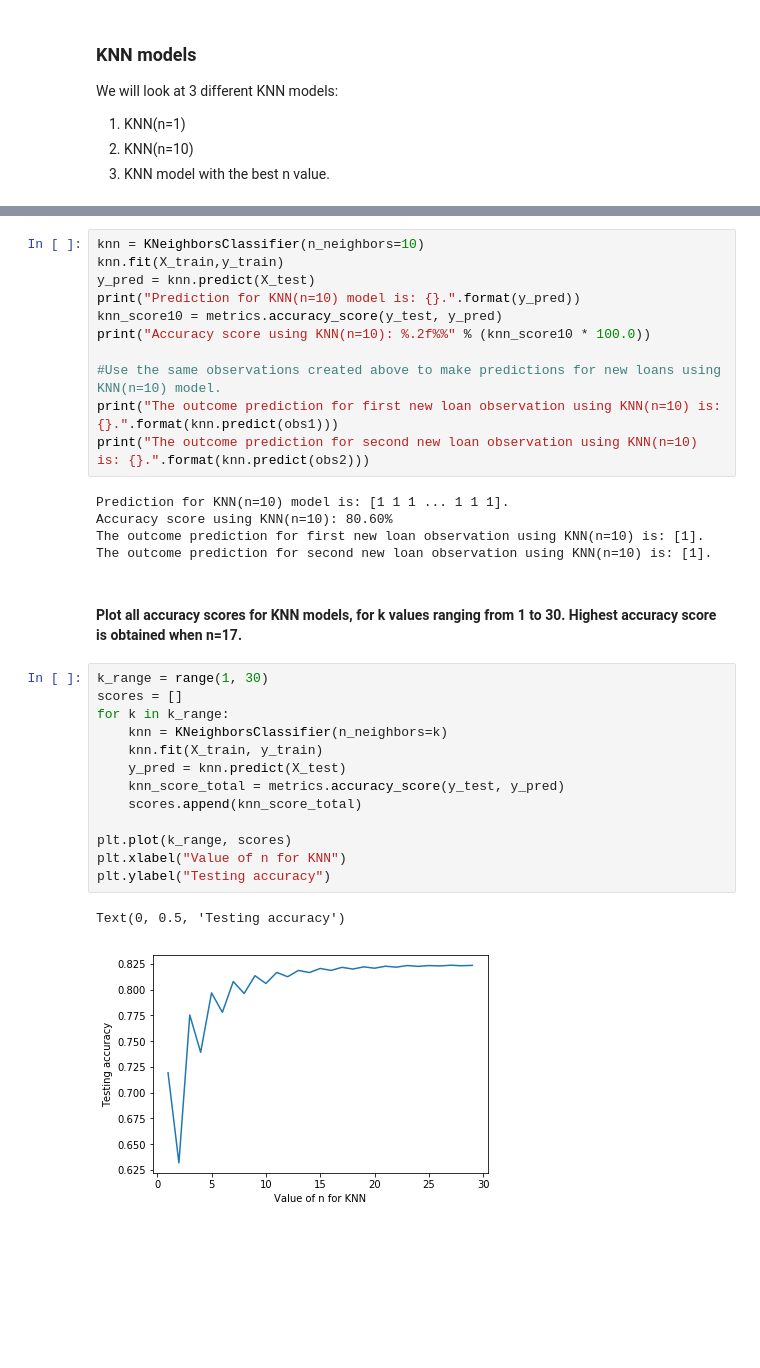
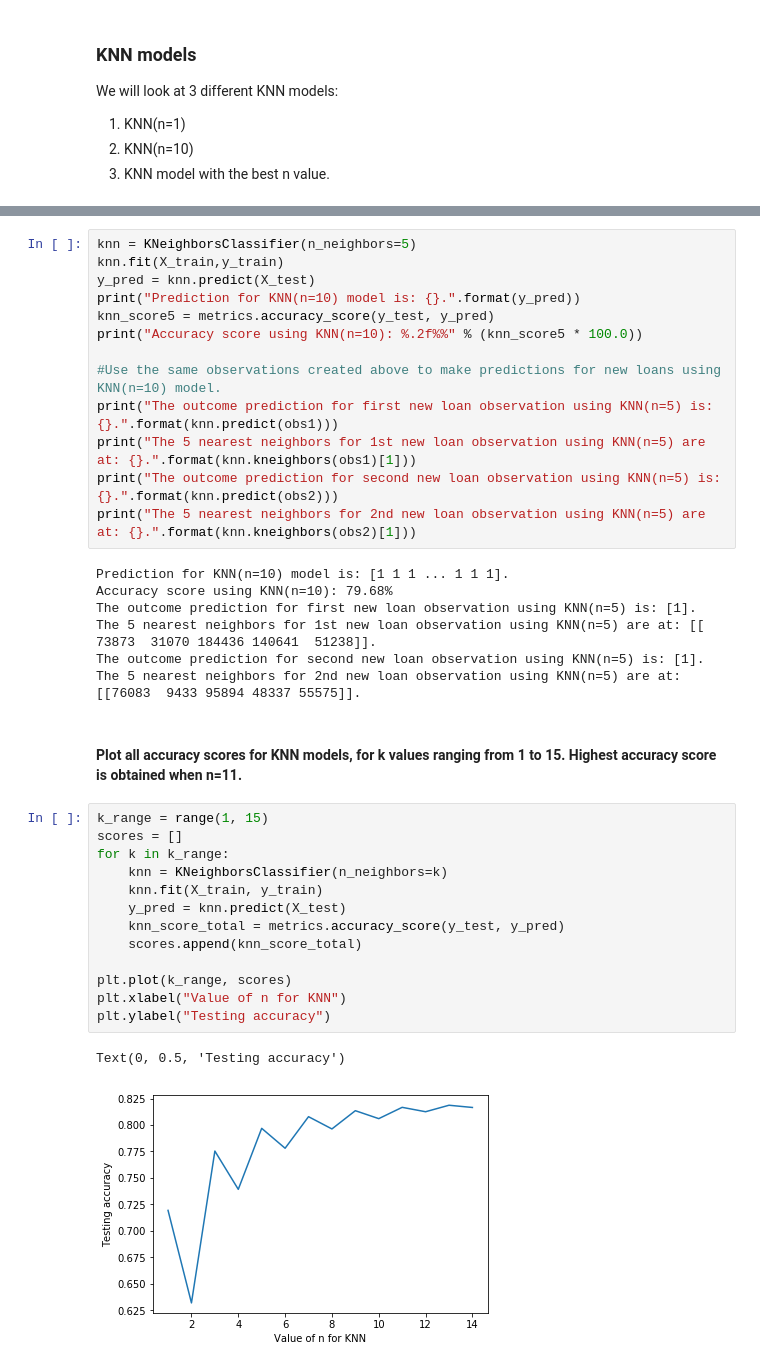
Before and after one commit to manieshablakey/loan-assessment-model, a Jupyter notebook: loan-credit.ipynb, the cells around one changed output, grey strips where cells are left out. Saved outputs shown, nothing was run; the diff lists cells and outputs as text; blank space fills up the shorter version.

```diff
--- a/loan-credit.ipynb
+++ b/loan-credit.ipynb
@@ -1005,35 +1005,39 @@ The outcome prediction for second newloan observation using KNN(n=1) is: [1].
 # %%
-knn = KNeighborsClassifier(n_neighbors=10)
+knn = KNeighborsClassifier(n_neighbors=5)
 knn.fit(X_train,y_train)
 y_pred = knn.predict(X_test)
 print("Prediction for KNN(n=10) model is: {}.".format(y_pred))
-knn_score10 = metrics.accuracy_score(y_test, y_pred)
-print("Accuracy score using KNN(n=10): %.2f%%" % (knn_score10 * 100.0))
+knn_score5 = metrics.accuracy_score(y_test, y_pred)
+print("Accuracy score using KNN(n=10): %.2f%%" % (knn_score5 * 100.0))
 
 #Use the same observations created above to make predictions for new loans using KNN(n=10) model.
-print("The outcome prediction for first new loan observation using KNN(n=10) is: {}.".format(knn.predict(obs1)))
-print("The outcome prediction for second new loan observation using KNN(n=10) is: {}.".format(knn.predict(obs2)))
+print("The outcome prediction for first new loan observation using KNN(n=5) is: {}.".format(knn.predict(obs1)))
+print("The 5 nearest neighbors for 1st new loan observation using KNN(n=5) are at: {}.".format(knn.kneighbors(obs1)[1]))
+print("The outcome prediction for second new loan observation using KNN(n=5) is: {}.".format(knn.predict(obs2)))
+print("The 5 nearest neighbors for 2nd new loan observation using KNN(n=5) are at: {}.".format(knn.kneighbors(obs2)[1]))
 # %% [output]
 Prediction for KNN(n=10) model is: [1 1 1 ... 1 1 1].
-Accuracy score using KNN(n=10): 80.60%
-The outcome prediction for first new loan observation using KNN(n=10) is: [1].
-The outcome prediction for second new loan observation using KNN(n=10) is: [1].
+Accuracy score using KNN(n=10): 79.68%
+The outcome prediction for first new loan observation using KNN(n=5) is: [1].
+The 5 nearest neighbors for 1st new loan observation using KNN(n=5) are at: [[ 73873  31070 184436 140641  51238]].
+The outcome prediction for second new loan observation using KNN(n=5) is: [1].
+The 5 nearest neighbors for 2nd new loan observation using KNN(n=5) are at: [[76083  9433 95894 48337 55575]].
 # %% [markdown]
-#### Plot all accuracy scores for KNN models, for k values ranging from 1 to 30. Highest accuracy score is obtained when n=17.
+#### Plot all accuracy scores for KNN models, for k values ranging from 1 to 15. Highest accuracy score is obtained when n=11.
 # %%
-k_range = range(1, 30)
+k_range = range(1, 15)
 scores = []
 for k in k_range:
     knn = KNeighborsClassifier(n_neighbors=k)
     knn.fit(X_train, y_train)
     y_pred = knn.predict(X_test)
     knn_score_total = metrics.accuracy_score(y_test, y_pred)
     scores.append(knn_score_total)
 
 plt.plot(k_range, scores)
 plt.xlabel("Value of n for KNN")
 plt.ylabel("Testing accuracy")
 # %% [output]
 Text(0, 0.5, 'Testing accuracy')
-[figure, old version]
+[figure, new version]
 # %% [markdown]
```
Also changed, not shown: parts of 23 cells of this notebook.
